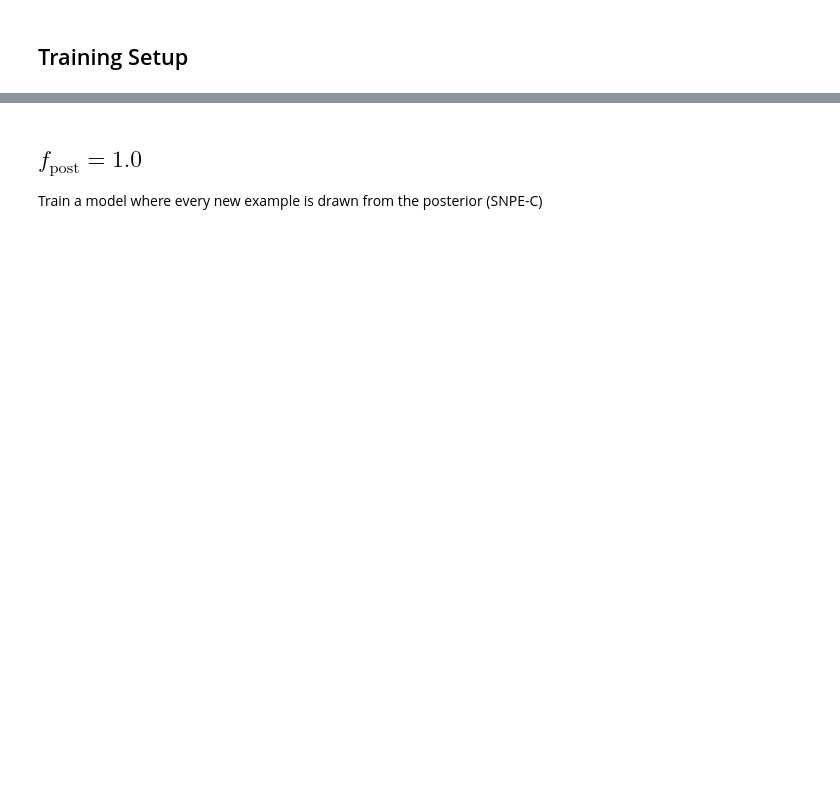
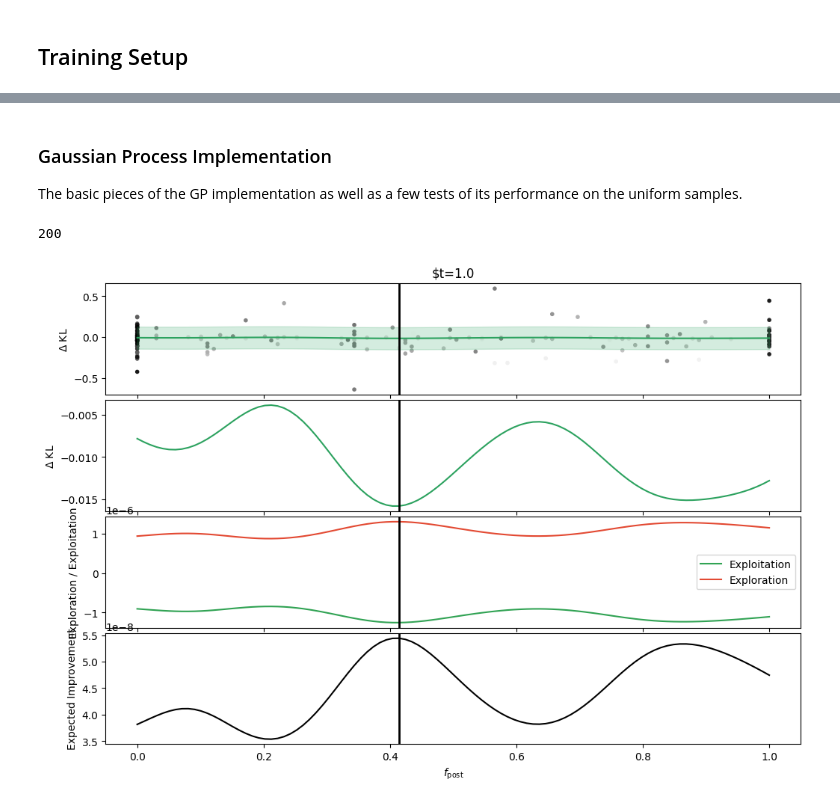
Before and after one commit to swagnercarena/bay_sbi, a Jupyter notebook: bay_sbi/notebooks/BayesOptQFrac.ipynb, the cells around one changed output, grey strips where cells are left out. Drawn from its saved outputs; the diff is of its cells as text; code cells hidden in the pictures; blank space fills up the shorter version.

Commit message:
new experimental results.

```diff
--- a/bay_sbi/notebooks/BayesOptQFrac.ipynb
+++ b/bay_sbi/notebooks/BayesOptQFrac.ipynb
@@ -96,12 +98,11 @@ model = maf_flow.EmbeddedFlow(embedding_module, flow_module)
 # Initialize the train state.
 rng = jax.random.PRNGKey(1)
 optimizer = 'adam'
-learning_rate = 1e-3
-batch_size = 4
+learning_rate = 2e-4
+training_sample_size = 32
 sample_shape = (4096,)
-learning_rate_schedule = optax.exponential_decay(
-    learning_rate, 1024, 1.0
-)
+
+learning_rate_schedule = optax.exponential_decay(learning_rate, 8192, 1.0)
 state = train.create_train_state_nf(
     rng, optimizer, model, context_dim, parameter_dim, learning_rate_schedule
 )
@@ -196,11 +195,23 @@ def sample_thetas(rng, flow_params, context, theta_samp_func, flow_weight):
 
     # Determine the ratio based off of the flow weight.
     flow_mask = jnp.expand_dims(
-        jnp.linspace(0, 1, batch_size) < flow_weight, axis=-1
+        jnp.linspace(0, 1, truth_from_prior.shape[0]) < flow_weight, axis=-1
     )
 
     truth = truth_from_flow * flow_mask
     truth += truth_from_prior * (~flow_mask)
 
     return truth
+
+# The prior distribution from which we will sample.
+theta_samp_func = functools.partial(
+    jax.random.uniform, shape=(training_sample_size, 2), minval=-1.0, maxval=1.0
+)
+
+n_seq = 200
+n_epochs = 20
+
+states_dict = {}
+kl_dict = {}
+kl_approx_dict = {}
 # %% [markdown]
@@ -333,4 +548,8 @@ plt.show()
-# %% [markdown]
-## $f_\mathrm{post} = 1.0$
-
-Train a model where every new example is drawn from the posterior (SNPE-C)
+# %% [markdown]
+### Gaussian Process Implementation
+
+The basic pieces of the GP implementation as well as a few tests of its performance on the uniform samples.
+# %%
+n_seq
+# %% [output]
+200
@@ -336,0 +640,23 @@ Train a model where every new example is drawn from the posterior (SNPE-C)
+# %%
+# Generate the features without time and see how the prediction changes.
+features = jnp.stack(
+    [
+        jnp.linspace(0, 1, len(flow_weight_list[1:])),
+        jnp.array(flow_weight_list)[1:]
+    ],
+    axis=1
+)
+
+# The value we're modeling is the change in the KL for our experiment
+experiment = r'$f_\mathrm{post}$ BO'
+f_vals = jnp.array(kl_dict[experiment])
+f_vals = f_vals[1:] - f_vals[:-1]
+
+# Fit the GP without time and see how well it explains the data.
+gp = get_new_gp(1)
+gp.fit(features[:,1:], f_vals)
+feat_test = jnp.stack([jnp.ones(100), jnp.linspace(0,1,100)], axis=1)
+mean, sigma = gp.predict(feat_test[:, 1:], return_std=True)
+create_gp_plots(features, f_vals, feat_test, mean, sigma, title=r'$t=1.0')
+# %% [output]
+[figure, added]
```
Also changed, not shown: parts of 29 cells of this notebook.
